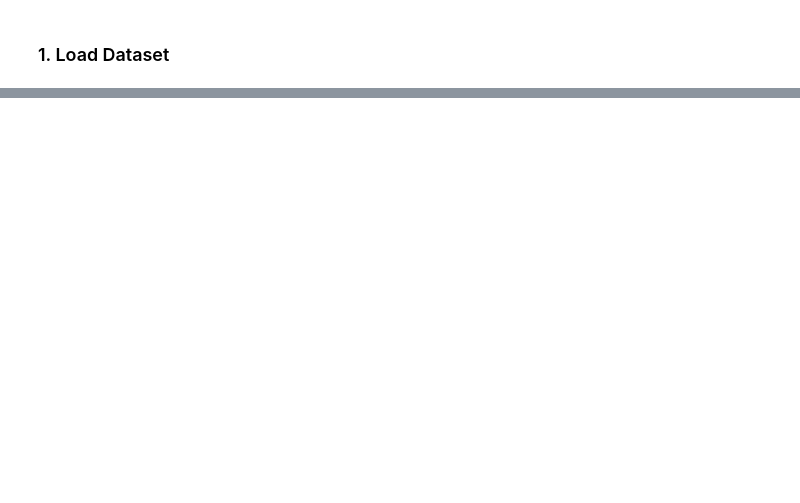
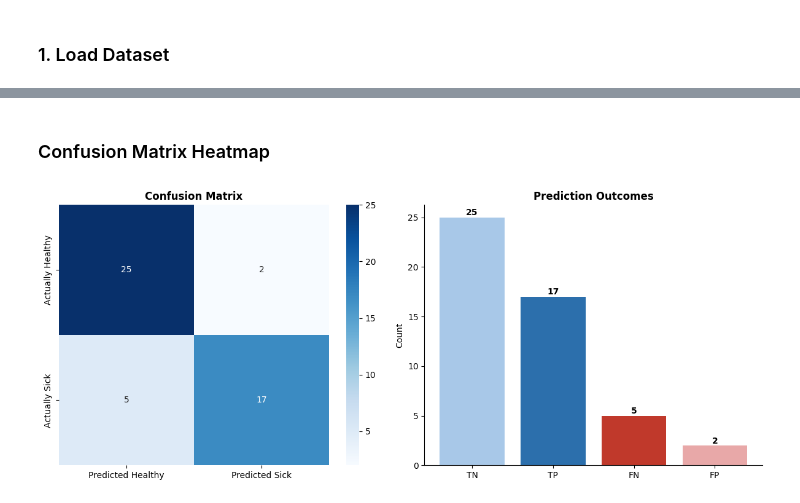
Before and after one commit to Ioulioskon/MLCB_2026_Assignment_2, a Jupyter notebook: notebooks/error_analysis.ipynb, the cells around one changed output, grey strips where cells are left out. Saved outputs shown, nothing was run; the diff lists cells and outputs as text; code cells hidden in the pictures; blank space fills up the shorter version.

```diff
--- a/notebooks/error_analysis.ipynb
+++ b/notebooks/error_analysis.ipynb
@@ -39,0 +74,4 @@ FileNotFoundError: [Errno 2] No such file or directory: '../data/heart.csv'
+# %%
+preprocessor = build_preprocessor()
+X_train_proc = preprocessor.fit_transform(X_train)
+X_val_proc   = preprocessor.transform(X_val)
@@ -39,0 +80,3 @@ FileNotFoundError: [Errno 2] No such file or directory: '../data/heart.csv'
+# %%
+best_params = {'shrinkage': 0.203, 'solver': 'lsqr'}
+model = LinearDiscriminantAnalysis(**best_params)
@@ -39,0 +85,10 @@ FileNotFoundError: [Errno 2] No such file or directory: '../data/heart.csv'
+# %%
+model.fit(X_train_proc, y_train)
+
+y_pred = model.predict(X_val_proc)
+y_prob = model.predict_proba(X_val_proc)[:, 1]
+
+
+print(classification_report(y_val, y_pred))
+print(f"MCC: {matthews_corrcoef(y_val, y_pred):.3f}")
+print(f"AUC: {roc_auc_score(y_val, y_prob):.3f}")
@@ -39,0 +143,30 @@ FileNotFoundError: [Errno 2] No such file or directory: '../data/heart.csv'
+# %% [markdown]
+### Confusion Matrix Heatmap ###
+# %%
+fig, axes = plt.subplots(1, 2, figsize=(12, 5))
+
+# confusion matrix heatmap
+cm = confusion_matrix(y_val_reset, y_pred)
+sns.heatmap(cm, annot=True, fmt='d', cmap='Blues',
+            xticklabels=['Predicted Healthy', 'Predicted Sick'],
+            yticklabels=['Actually Healthy', 'Actually Sick'],
+            ax=axes[0])
+axes[0].set_title('Confusion Matrix', fontweight='bold')
+
+# error type distribution
+error_counts = results_df['error_type'].value_counts()
+colors = {'TP': '#2C6FAC', 'TN': '#A8C8E8',
+          'FN': '#C0392B', 'FP': '#E8A8A8'}
+axes[1].bar(error_counts.index, error_counts.values,
+            color=[colors[e] for e in error_counts.index])
+axes[1].set_title('Prediction Outcomes', fontweight='bold')
+axes[1].set_ylabel('Count')
+for i, (idx, val) in enumerate(error_counts.items()):
+    axes[1].text(i, val + 0.2, str(val), ha='center', fontweight='bold')
+axes[1].spines[['top', 'right']].set_visible(False)
+
+plt.tight_layout()
+plt.savefig('../figures/error_distribution.png', dpi=300, bbox_inches='tight')
+plt.show()
+# %% [output]
+[figure, added]
```
Also changed, not shown: parts of 19 cells of this notebook, 3 other files.
